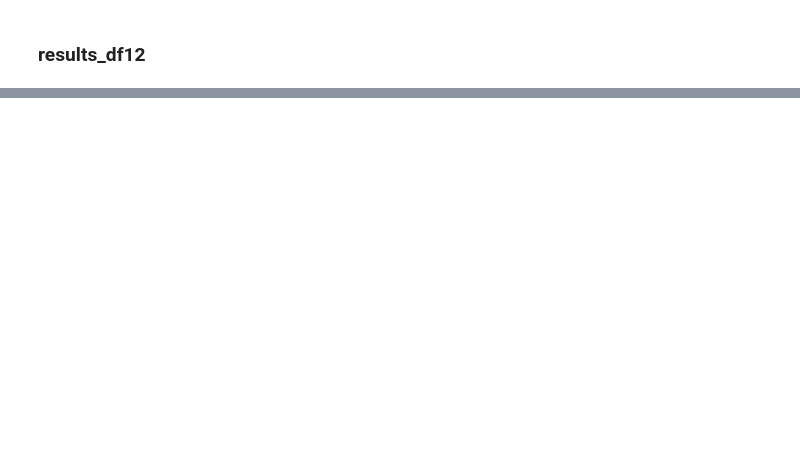
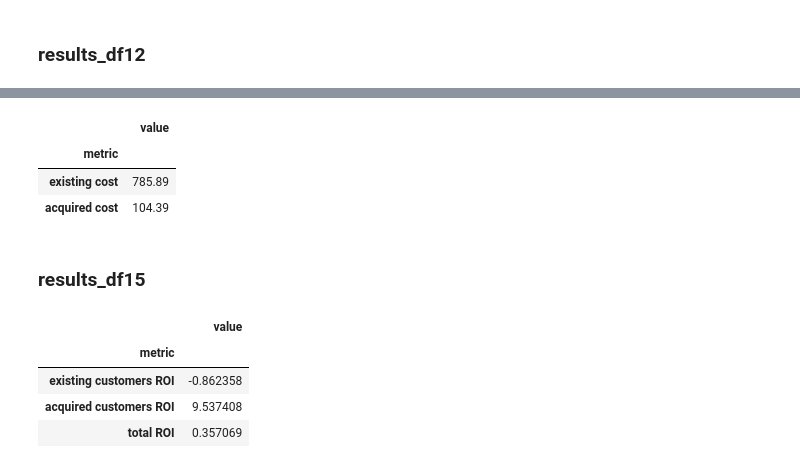
Before and after one commit to tryflux/adhoc-analysis, a Jupyter notebook: src/insights_product/offers_new_customers/metrics_results.ipynb, the cells around one changed output, grey strips where cells are left out. Cells and saved outputs as stored; diff of their text form; code cells hidden in the pictures; blank space fills up the shorter version.

```diff
--- a/src/insights_product/offers_new_customers/metrics_results.ipynb
+++ b/src/insights_product/offers_new_customers/metrics_results.ipynb
@@ -883,0 +897,39 @@ Across the 136 existing customers, this totals a revenue impact of £186.33 over
+# %%
+#get the cost in terms of the discount given out to the existing and acquired customer gorups
+existing_redeemer_receipts = df_live[(df_live.acquired_previous.isin(['previous']))&(df_live.redemption_segment.isin(['redeemer']))&(df_live.week_start.isin(week_start_list))]['receipt_id'].unique()
+existing_cost = (df_offer[df_offer['receipt_id'].isin(previous_redeemer_receipts)]['price']*-1).sum()/100
+acquired_redeemer_receipts = df_live[(df_live.acquired_previous.isin(['acquired']))&(df_live.week_start.isin(week_start_list))]['receipt_id'].unique()
+acquired_cost = (df_offer[df_offer['receipt_id'].isin(acquired_redeemer_receipts)]['price']*-1).sum()/100
+# %%
+results_df14 = pd.DataFrame([existing_cost,acquired_cost],index = ['existing cost','acquired cost'])
+results_df14.rename_axis('metric', inplace = True)
+results_df14.columns = ['value']
+results_df14
+# %% [output]
+|  | value |
+| metric |  |
+| existing cost | 785.89 |
+| acquired cost | 104.39 |
+# %% [markdown]
+### results_df15
+# %%
+#ROI
+roi_existing = (results_df12.loc['existing customer revenue impact'] - results_df14.loc['existing cost'])/results_df14.loc['existing cost']
+roi_existing
+roi_acquired = (results_df13.loc['acquired customer revenue impact'] - results_df14.loc['acquired cost'])/results_df14.loc['acquired cost']
+roi_acquired
+
+
+roi_total = ((results_df12.loc['existing customer revenue impact']+results_df13.loc['acquired customer revenue impact'])- results_df14.sum())/results_df14.sum()
+roi_total
+
+results_df15 = pd.DataFrame([roi_existing,roi_acquired,roi_total],index = ['existing customers ROI','acquired customers ROI','total ROI'])
+results_df15.rename_axis('metric', inplace = True)
+results_df15.columns = ['value']
+results_df15
+# %% [output]
+|  | value |
+| metric |  |
+| existing customers ROI | -0.862358 |
+| acquired customers ROI | 9.537408 |
+| total ROI | 0.357069 |
```
Also changed, not shown: parts of 14 cells of this notebook.
